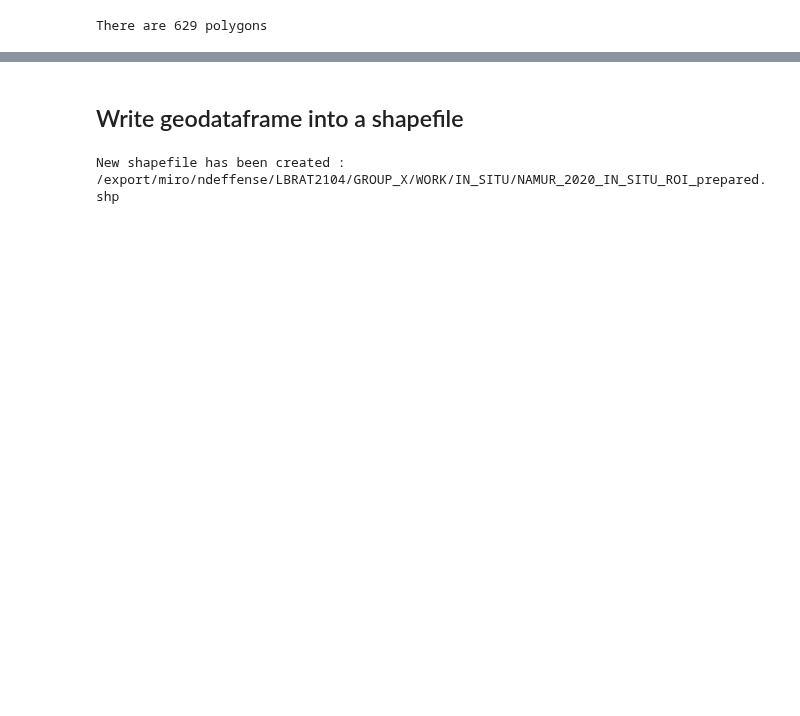
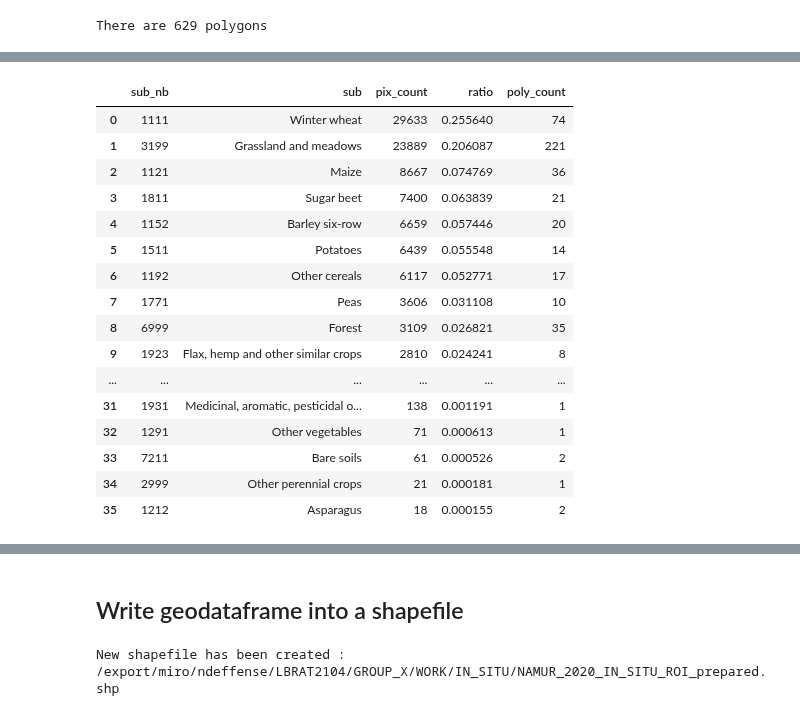
Before and after one commit to nicolasdeffense/eo-toolbox, a Jupyter notebook: notebooks/7_Classification/in_situ_preparation.ipynb, the cells around one changed output, grey strips where cells are left out. Drawn from its saved outputs; the diff is of its cells as text; code cells hidden in the pictures; blank space fills up the shorter version.

```diff
--- a/notebooks/7_Classification/in_situ_preparation.ipynb
+++ b/notebooks/7_Classification/in_situ_preparation.ipynb
@@ -43,7 +36,12 @@ in_situ_path = f'{work_path}IN_SITU/'
 site = 'NAMUR'
 year = '2020'
 
-buffer_size = -10
+field_classif_code = 'sub_nb'
+field_classif_name = 'sub'
+buffer_size   = -10
+pix_min       = 3
+pix_ratio_min = 0.0002
+poly_min      = 5
 # %% [markdown]
 ## 1. Apply 10m buffer to each polygons
 # %%
@@ -198,0 +204,6 @@ There are 629 polygons
+# %%
+gdf = pix_count_gdf.loc[pix_count_gdf['pix_count'] >= pix_min]
+
+gdf = gdf.astype({"pix_count": int})
+
+print(f'There are {len(gdf)} polygons with more (or equal) than {pix_min} pixels.')
@@ -198,0 +220,34 @@ There are 629 polygons
+# %%
+# Get number of pixels per class
+
+pix_per_class_df = gdf.groupby([field_classif_code, field_classif_name])['pix_count'].agg('sum').to_frame().reset_index()
+pix_per_class_df = pix_per_class_df.sort_values(by='pix_count', ascending=False)
+pix_per_class_df['ratio'] = pix_per_class_df['pix_count'] / pix_per_class_df['pix_count'].sum()
+
+# Get number of polygons per class
+
+poly_per_class_df = gdf.groupby([field_classif_code, field_classif_name])[field_classif_code].agg('count').reset_index(name='poly_count')
+poly_per_class_df = poly_per_class_df.sort_values(by='poly_count', ascending=False)
+
+# Merge 2 previous dataframe in a single one
+pix_poly_per_class_df = pix_per_class_df.merge(poly_per_class_df, on=[field_classif_code, field_classif_name], how="outer")
+
+display(pix_poly_per_class_df)
+# %% [output]
+|  | sub_nb | sub | pix_count | ratio | poly_count |
+| 0 | 1111 | Winter wheat | 29633 | 0.255640 | 74 |
+| 1 | 3199 | Grassland and meadows | 23889 | 0.206087 | 221 |
+| 2 | 1121 | Maize | 8667 | 0.074769 | 36 |
+| 3 | 1811 | Sugar beet | 7400 | 0.063839 | 21 |
+| 4 | 1152 | Barley six-row | 6659 | 0.057446 | 20 |
+| 5 | 1511 | Potatoes | 6439 | 0.055548 | 14 |
+| 6 | 1192 | Other cereals | 6117 | 0.052771 | 17 |
+| 7 | 1771 | Peas | 3606 | 0.031108 | 10 |
+| 8 | 6999 | Forest | 3109 | 0.026821 | 35 |
+| 9 | 1923 | Flax, hemp and other similar crops | 2810 | 0.024241 | 8 |
+| ... | ... | ... | ... | ... | ... |
+| 31 | 1931 | Medicinal, aromatic, pesticidal o... | 138 | 0.001191 | 1 |
+| 32 | 1291 | Other vegetables | 71 | 0.000613 | 1 |
+| 33 | 7211 | Bare soils | 61 | 0.000526 | 2 |
+| 34 | 2999 | Other perennial crops | 21 | 0.000181 | 1 |
+| 35 | 1212 | Asparagus | 18 | 0.000155 | 2 |
```
Also changed, not shown: parts of 16 cells of this notebook, 10 other files.
